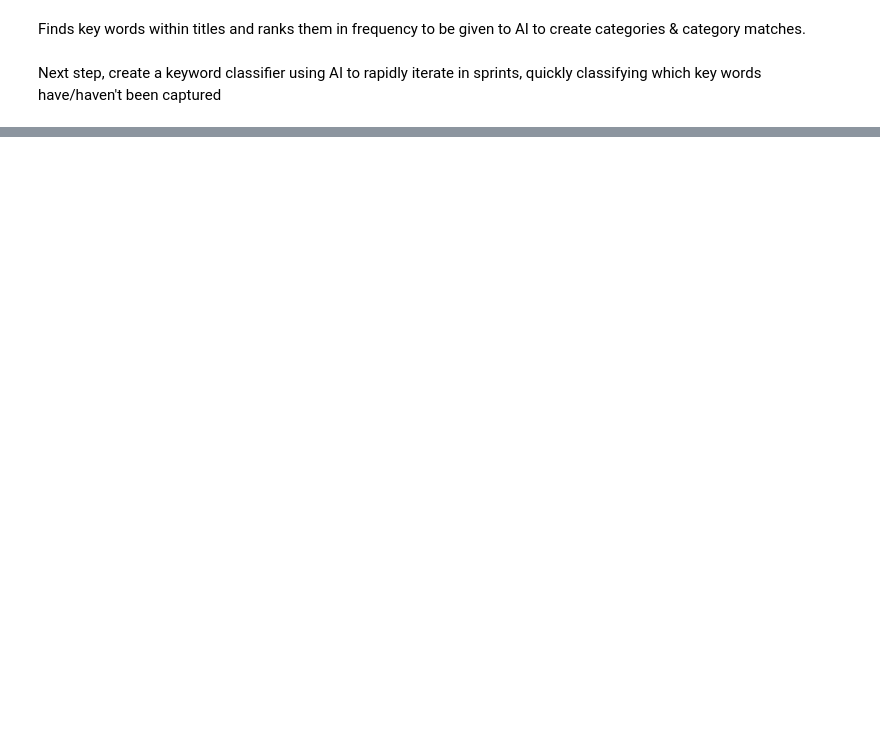
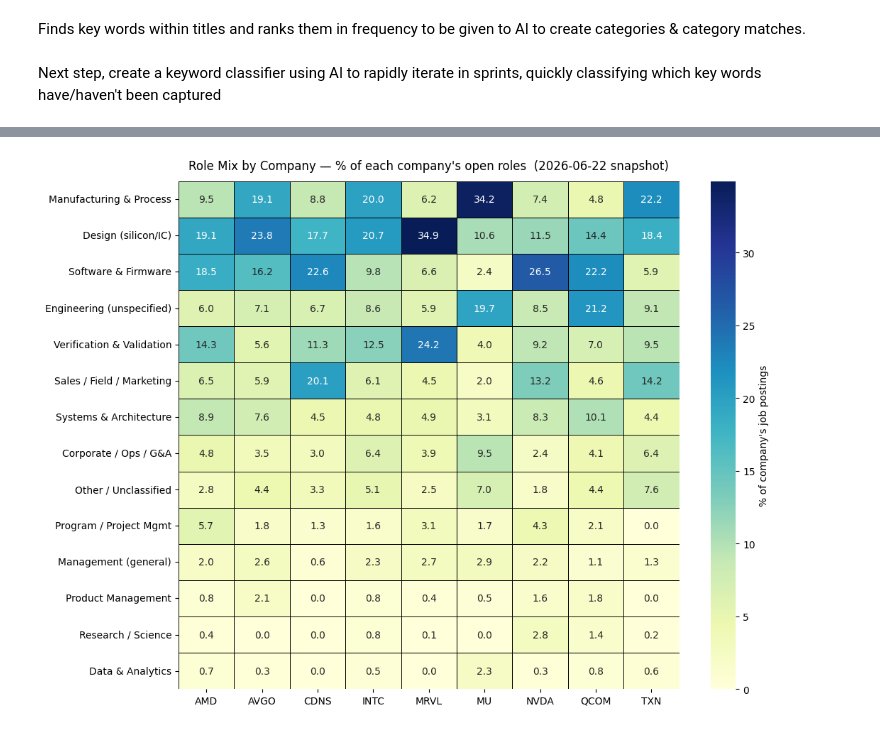
Before and after one commit to johanndeboda/sector-signals, a Jupyter notebook: analysis/03_hiring_category.ipynb, the cells around one changed output, grey strips where cells are left out. Saved outputs shown, nothing was run; the diff lists cells and outputs as text; code cells hidden in the pictures; blank space fills up the shorter version.

```diff
--- a/analysis/03_hiring_category.ipynb
+++ b/analysis/03_hiring_category.ipynb
@@ -190,0 +237,26 @@ Role mix by ticker (% of each ticker's roles):
+# %%
+import matplotlib.pyplot as plt
+import seaborn as sns
+
+# rebuild mix (kernel-safe — it was wiped in the restart): % of each ticker's roles per bucket
+mix = pd.crosstab(df['ticker'], df['role_bucket'], normalize='index').mul(100).round(1)
+mix = mix[df['role_bucket'].value_counts().index]   # rows ordered by overall size
+
+snap = pd.read_sql("SELECT MAX(snapshot_date) AS d FROM hiring_signals", engine)['d'].iloc[0]
+
+plt.figure(figsize=(11, 8))
+sns.heatmap(
+    mix.T,                       # buckets as rows, tickers as columns — scan a role across companies
+    annot=True, fmt='.1f',
+    cmap='YlGnBu',
+    linewidths=0.7, linecolor='black',
+    cbar_kws={'label': "% of company's job postings"}
+)
+plt.title(f"Role Mix by Company — % of each company's open roles  ({snap} snapshot)",
+          fontsize=12, pad=12)
+plt.xlabel(""); plt.ylabel("")
+plt.tight_layout()
+plt.savefig("role_mix_heatmap.png", dpi=150, bbox_inches="tight")
+plt.show()
+# %% [output]
+[figure, added]
```
Also changed, not shown: parts of 9 cells of this notebook, 1 other file.
